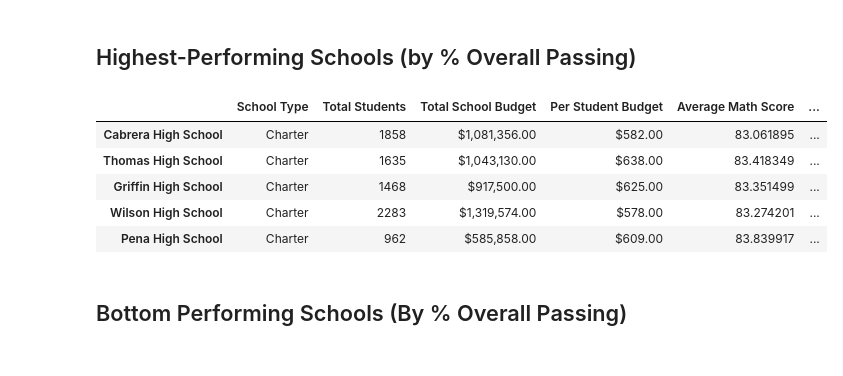
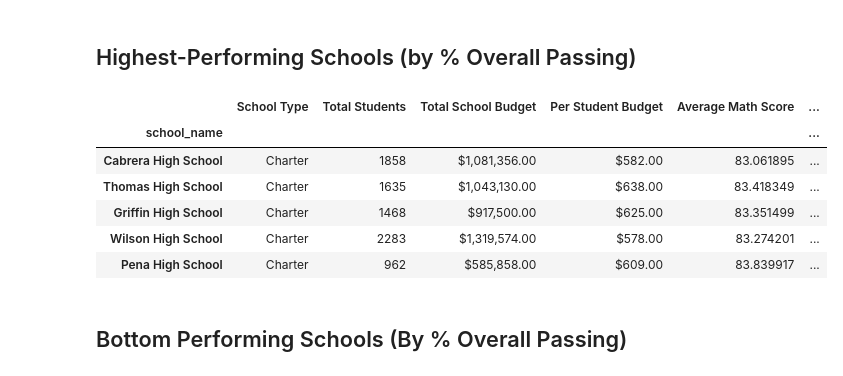
Before and after one commit to Leo-SLC/pandas-challenge, a Jupyter notebook: PyCitySchools_starter.ipynb, the cells around one changed output. Saved outputs shown, nothing was run; the diff lists cells and outputs as text; code cells hidden in the pictures.

```diff
--- a/PyCitySchools_starter.ipynb
+++ b/PyCitySchools_starter.ipynb
@@ -299,10 +306,10 @@ per_school_summary
 ## Highest-Performing Schools (by % Overall Passing)
 # %%
 # Sort the schools by `% Overall Passing` in descending order and display the top 5 rows.
-top_schools =
-top_schools.head(5)
+per_school_summary.sort_values(by='% Overall Passing', ascending=False).head()
 # %% [output]
 |  | School Type | Total Students | Total School Budget | Per Student Budget | Average Math Score | ... |
+| school_name |  |  |  |  |  | ... |
 | Cabrera High School | Charter | 1858 | $1,081,356.00 | $582.00 | 83.061895 | ... |
 | Thomas High School | Charter | 1635 | $1,043,130.00 | $638.00 | 83.418349 | ... |
 | Griffin High School | Charter | 1468 | $917,500.00 | $625.00 | 83.351499 | ... |
```
Also changed, not shown: parts of 6 cells of this notebook.
